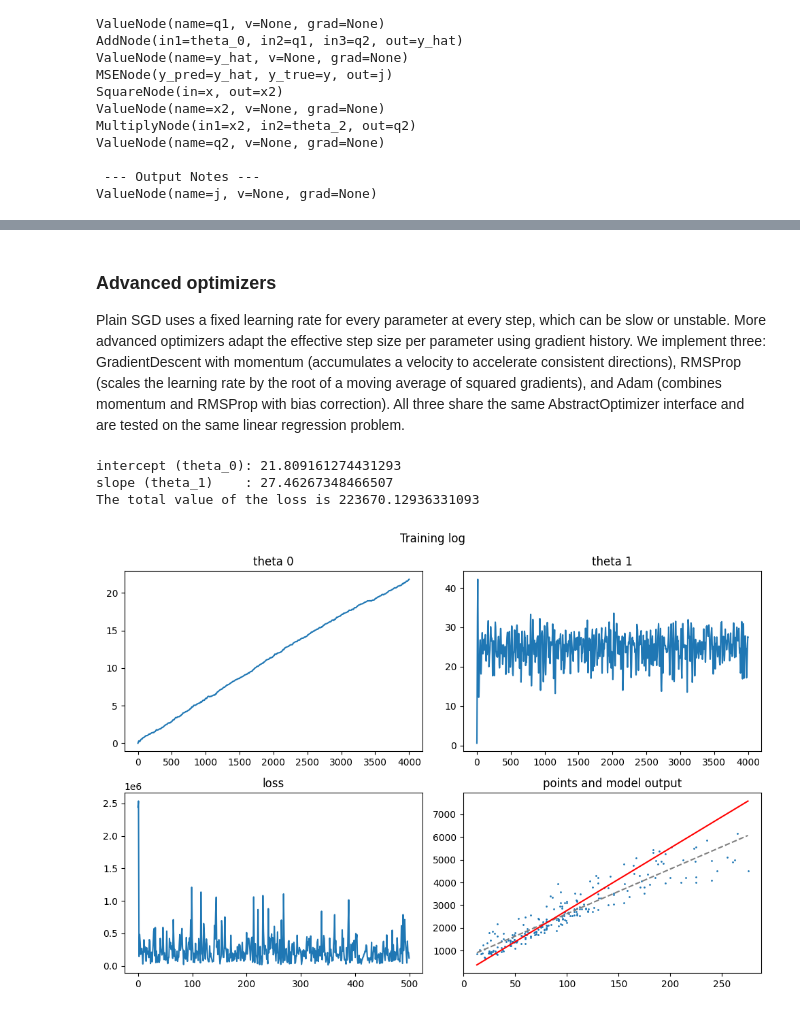
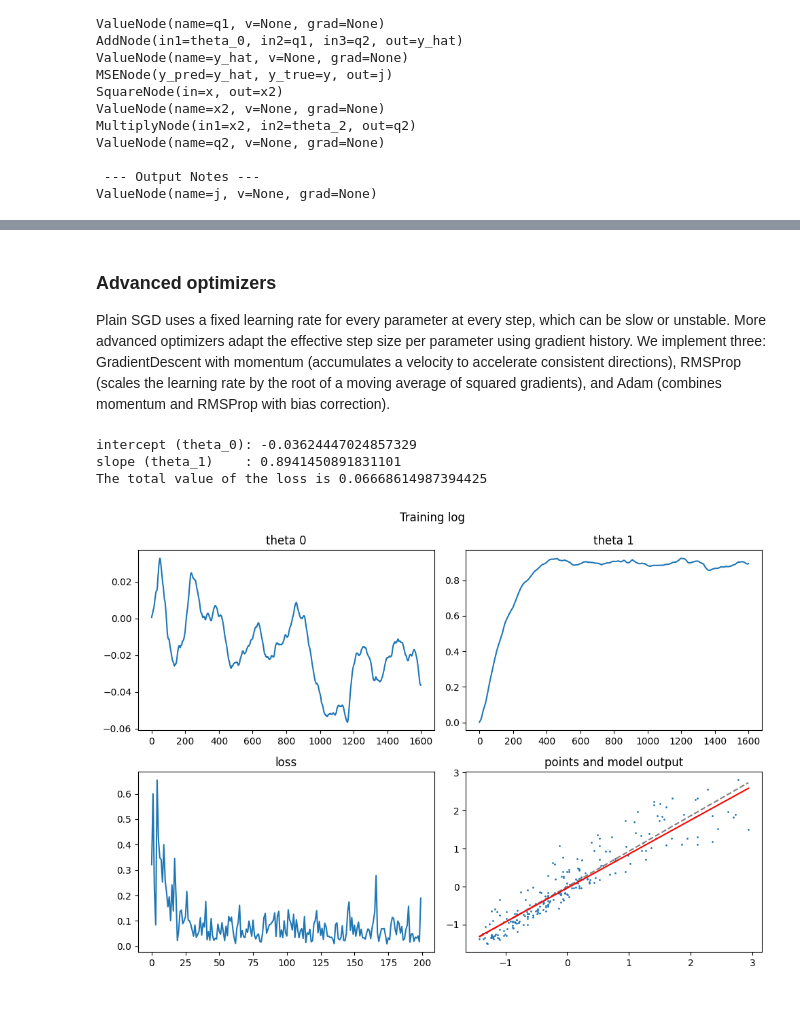
Before and after one commit to JakobFender/mse-deep-learning-cg, a Jupyter notebook: notebooks/final.ipynb, the cells around one changed output, grey strips where cells are left out. Saved outputs shown, nothing was run; the diff lists cells and outputs as text; code cells hidden in the pictures.

```diff
--- a/notebooks/final.ipynb
+++ b/notebooks/final.ipynb
@@ -1087,7 +1095,7 @@ This is a very simple idea that can help to speed up the convergence of $\theta_
 # %%
 alpha_t0 = 0.0025  # learning rate for theta_0
 alpha_t1 = 0.000001  # learning rate for theta_1
-epochs = 500  # number of epochs (an epoch is a loop over the whole training set)
+epochs = 2000  # number of epochs (an epoch is a loop over the whole training set)
 
 batch_size = 32
 N = len(living_area)
@@ -1168,10 +1178,10 @@ In our previous experiments, the parameter $\theta_0$ has gradients that seem to
 
 Complete the code below to implement the momentum optimizer for linear regression.
 # %%
-alpha = 0.0000001
-beta_momentum_t0 = 0.96
-beta_momentum_t1 = 0.96
-epochs = 400
+alpha = 0.000001
+beta_momentum_t0 = 0.8
+beta_momentum_t1 = 0.5
+epochs = 2000
 
 batch_size = 32
 N = len(living_area)
@@ -1245,7 +1263,7 @@ Pick at least 2 of the following optional objectives to further explore and anal
 Input features with very different scales cause the gradient descent to progress slowly, because the learning rate must be small enough for the largest feature. Normalizing each feature to zero mean and unit variance puts all inputs on the same scale, which allows a much larger learning rate and faster convergence. We re-run the batched SGD from section 4 on the normalized living area and rent price and compare the resulting theta values and loss to the unnormalized case.
 # %%
 alpha = 0.1
-epochs = 500
+epochs = 200
 batch_size = 32
 N = len(living_area_norm)
 t0 = 0.0
@@ -1456,7 +1494,7 @@ ValueNode(name=j, v=0.009334721508913913, grad=0.03125)
 # %% [markdown]
 ### Advanced optimizers
 
-Plain SGD uses a fixed learning rate for every parameter at every step, which can be slow or unstable. More advanced optimizers adapt the effective step size per parameter using gradient history. We implement three: GradientDescent with momentum (accumulates a velocity to accelerate consistent directions), RMSProp (scales the learning rate by the root of a moving average of squared gradients), and Adam (combines momentum and RMSProp with bias correction). All three share the same AbstractOptimizer interface and are tested on the same linear regression problem.
+Plain SGD uses a fixed learning rate for every parameter at every step, which can be slow or unstable. More advanced optimizers adapt the effective step size per parameter using gradient history. We implement three: GradientDescent with momentum (accumulates a velocity to accelerate consistent directions), RMSProp (scales the learning rate by the root of a moving average of squared gradients), and Adam (combines momentum and RMSProp with bias correction).
 # %%
 class AbstractOptimizer(ABC):
     def __init__(self, comp_graph: CompGraph, learning_rate: float):
@@ -1497,7 +1535,7 @@ class GradientDescent(AbstractOptimizer):
                 return
             visited.add(id(node))
 
-            self.velocity[node] = self.momentum * self.velocity.get(node, 0.0) + self.learning_rate * node.grad_v
+            self.velocity[node] = self.momentum * self.velocity.get(node, 0.0) + node.grad_v
             node.v -= self.learning_rate * self.velocity[node]
 
             for child in node.children:
@@ -1578,10 +1616,10 @@ class RMSProp(AbstractOptimizer):
 
         self.comp_graph.zero_grad()
 # %%
-alpha = 1e-2
-epochs = 500
+alpha = 0.01
+epochs = 200
 batch_size = 32
-N = len(living_area)
+N = len(living_area_norm)
 t0 = 0.0
 t1 = 0.0
 
@@ -1589,7 +1627,7 @@ loss_evolution = []
 t0_evolution = []
 t1_evolution = []
 
-optimizer = GradientDescent(comp_graph=cg, learning_rate=alpha, momentum=0.9)
+optimizer = GradientDescent(comp_graph=cg, learning_rate=alpha, momentum=0.95)
 
 for epoch in range(epochs):
     n_steps = N // batch_size + 1  # the number of batches to make 1 epoch
@@ -1597,40 +1635,41 @@ for epoch in range(epochs):
     for step in range(n_steps):
         batch_indices = random.sample(range(N), batch_size)  # sample a batch
 
-        cg.forward([[living_area[n], t0, t1, rent_price[n]] for n in batch_indices])
+        cg.forward([[living_area_norm[n], t0, t1, rent_price_norm[n]] for n in batch_indices])
         cg.backward(32)
 
         optimizer.step()
 
         epoch_loss += j.v
         t0 = theta_0.v
         t1 = theta_1.v
 
         t0_evolution.append(t0)
         t1_evolution.append(t1)
 
     loss_evolution.append(epoch_loss / n_steps)
 
 print("intercept (theta_0):", t0)
 print("slope (theta_1)    :", t1)
-y_hat = t0 + t1 * living_area
-J = mse_loss(y_hat, rent_price)
+y_hat = t0 + t1 * living_area_norm
+J = mse_loss(y_hat, rent_price_norm)
 print("The total value of the loss is", J)
 plot_training_log(
     plots=[
         ("theta 0", t0_evolution),
         ("theta 1", t1_evolution),
         ("loss", loss_evolution),
         "scatter",
     ],
-    x=living_area,
-    y=rent_price,
+    x=living_area_norm,
+    y=rent_price_norm,
     t0=t0,
     t1=t1,
+    normalized=True,
 )
 # %% [output]
-intercept (theta_0): 21.809161274431293
-slope (theta_1)    : 27.46267348466507
-The total value of the loss is 223670.12936331093
+intercept (theta_0): -0.03624447024857329
+slope (theta_1)    : 0.8941450891831101
+The total value of the loss is 0.06668614987394425
-[figure, old version]
+[figure, new version]
 # %%
```
Also changed, not shown: parts of 22 cells of this notebook.
